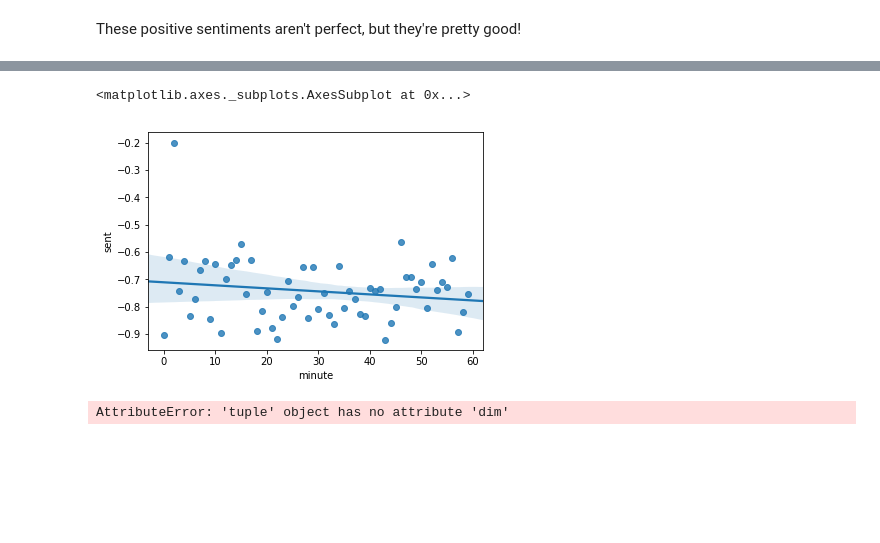
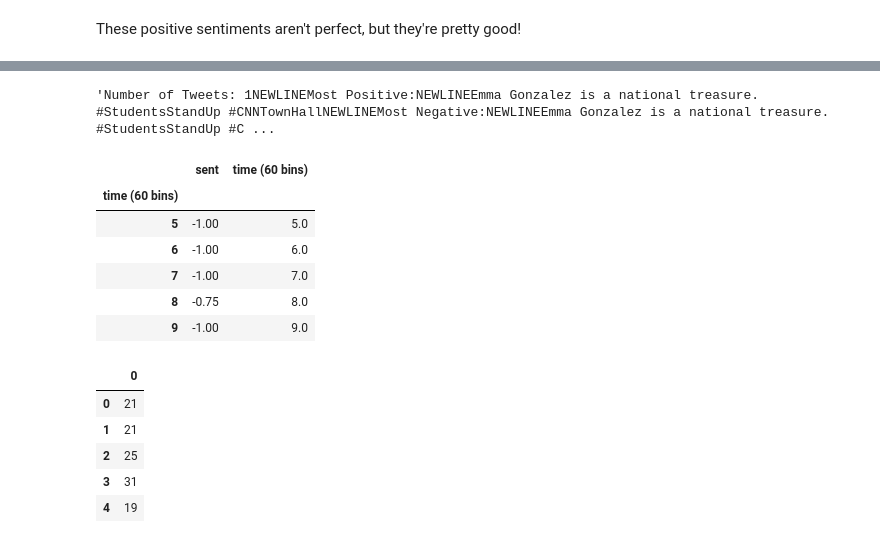
Before and after one commit to bkvillalobos/EDAV_project, a Jupyter notebook: sentiments.ipynb, the cells around one changed output, grey strips where cells are left out. Drawn from its saved outputs; the diff is of its cells as text; code cells hidden in the pictures; blank space fills up the shorter version.

```diff
--- a/sentiments.ipynb
+++ b/sentiments.ipynb
@@ -355,2 +390,10 @@ Counter({-1: 2865, 0: 223, 1: 250})
 # %% [markdown]
 These positive sentiments aren't perfect, but they're pretty good!
+# %%
+def get_best_and_worst_tweets(tweet_series, n=1):
+    n_tweet_str = ['Number of Tweets: {0}'.format(len(tweet_series))]
+    best_tweets = [text for text in tweet_series[:n]]
+    worst_tweets = [text for text in tweet_series[-n:]]
+    to_join = n_tweet_str + ['Most Positive:'] + best_tweets + ['', 'Most Negative:'] + worst_tweets + ['']
+    to_return = 'NEWLINE'.join(to_join)
+    return to_return
@@ -407,9 +474,23 @@ sns.distplot(minutes)
-# %%
-sns.regplot(avgd_df.minute, avgd_df.sent)
-# %% [output]
-<matplotlib.axes._subplots.AxesSubplot at 0x...>
-[figure, removed]
-# %%
-seconds.dim
-# %% [output]
-AttributeError: 'tuple' object has no attribute 'dim'
+# %%
+emma.loc[0,'text']
+# %% [output]
+'Number of Tweets: 1NEWLINEMost Positive:NEWLINEEmma Gonzalez is a national treasure. #StudentsStandUp #CNNTownHallNEWLINEMost Negative:NEWLINEEmma Gonzalez is a national treasure. #StudentsStandUp #C ...
+# %%
+emma.head()
+# %% [output]
+|  | sent | time (60 bins) |
+| time (60 bins) |  |  |
+| 5 | -1.00 | 5.0 |
+| 6 | -1.00 | 6.0 |
+| 7 | -1.00 | 7.0 |
+| 8 | -0.75 | 8.0 |
+| 9 | -1.00 | 9.0 |
+# %%
+pd.DataFrame(rubio).head()
+# %% [output]
+|  | 0 |
+| 0 | 21 |
+| 1 | 21 |
+| 2 | 25 |
+| 3 | 31 |
+| 4 | 19 |
```
Also changed, not shown: parts of 52 cells of this notebook.
